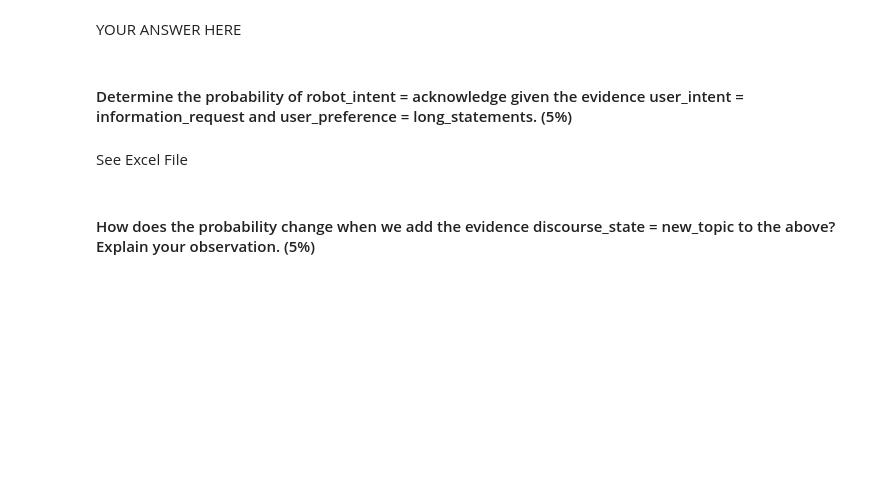
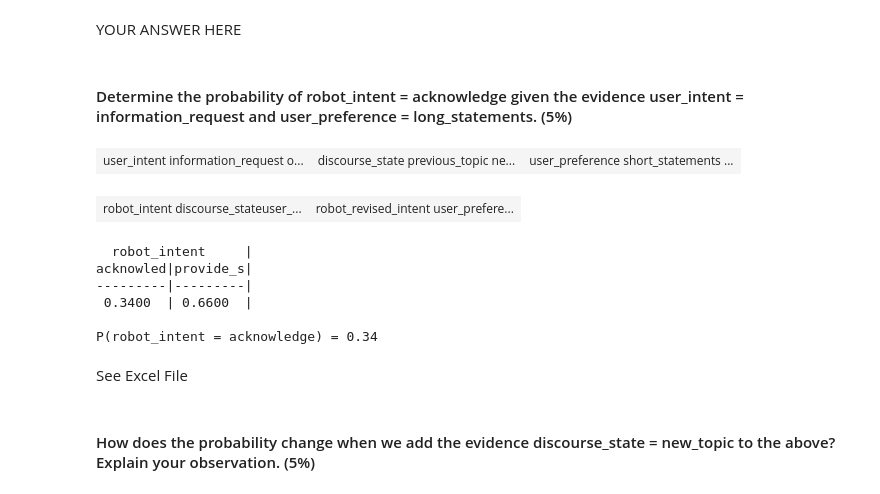
Before and after one commit to kamrankhowaja/HCIR, a Jupyter notebook: Assignment_3/WS3.ipynb, the cells around one changed output. Drawn from its saved outputs; the diff is of its cells as text; code cells hidden in the pictures; blank space fills up the shorter version.

```diff
--- a/Assignment_3/WS3.ipynb
+++ b/Assignment_3/WS3.ipynb
@@ -72,16 +72,17 @@ SEE Excel File
 import pyAgrum as gum
 import pyAgrum.lib.notebook as gnb
 
+# Create Bayesian Network
 bn = gum.fastBN(
     "user_intent{information_request|opinion_expression}"
     "->robot_intent{acknowledge|provide_statement}"
-    "<-discourse_state{previo
-us_topic|new_topic};"
+    "<-discourse_state{previous_topic|new_topic};"
     "robot_intent"
     "->robot_revised_intent{acknowledge_short|acknowledge_long|provide_statement_short|provide_statement_long}"
     "<-user_preference{short_statements|long_statements}"
 )
 
+# Show network
 gnb.showBN(bn)
 # %% [output]
 [drawing not drawn]
@@ -92,3 +151,48 @@ YOUR ANSWER HERE
+# %%
+gnb.sideBySide(
+    bn.cpt("user_intent"),
+    bn.cpt("discourse_state"),
+    bn.cpt("user_preference"),
+    captions=[
+        "P(user_intent)",
+        "P(discourse_state)",
+        "P(user_preference)"
+    ]
+)
+# %% [output]
+| user_intent information_request o... | discourse_state previous_topic ne... | user_preference short_statements ... |
+# %%
+gnb.sideBySide(
+    bn.cpt("robot_intent"),
+    bn.cpt("robot_revised_intent"),
+    captions=[
+        "P(robot_intent | user_intent, discourse_state)",
+        "P(robot_revised_intent | robot_intent, user_preference)"
+    ]
+)
+# %% [output]
+| robot_intent discourse_stateuser_... | robot_revised_intent user_prefere... |
+# %%
+ie = gum.LazyPropagation(bn)
+
+ie.setEvidence({
+    "user_intent": "information_request",
+    "user_preference": "long_statements"
+})
+
+ie.makeInference()
+
+posterior = ie.posterior("robot_intent")
+
+print(posterior)
+print("P(robot_intent = acknowledge) =", posterior[0])
+# %% [output]
+  robot_intent     |
+acknowled|provide_s|
+---------|---------|
+ 0.3400  | 0.6600  |
+
+P(robot_intent = acknowledge) = 0.34
 # %% [markdown]
 See Excel File
 # %% [markdown]
```
Also changed, not shown: parts of 4 cells of this notebook.
